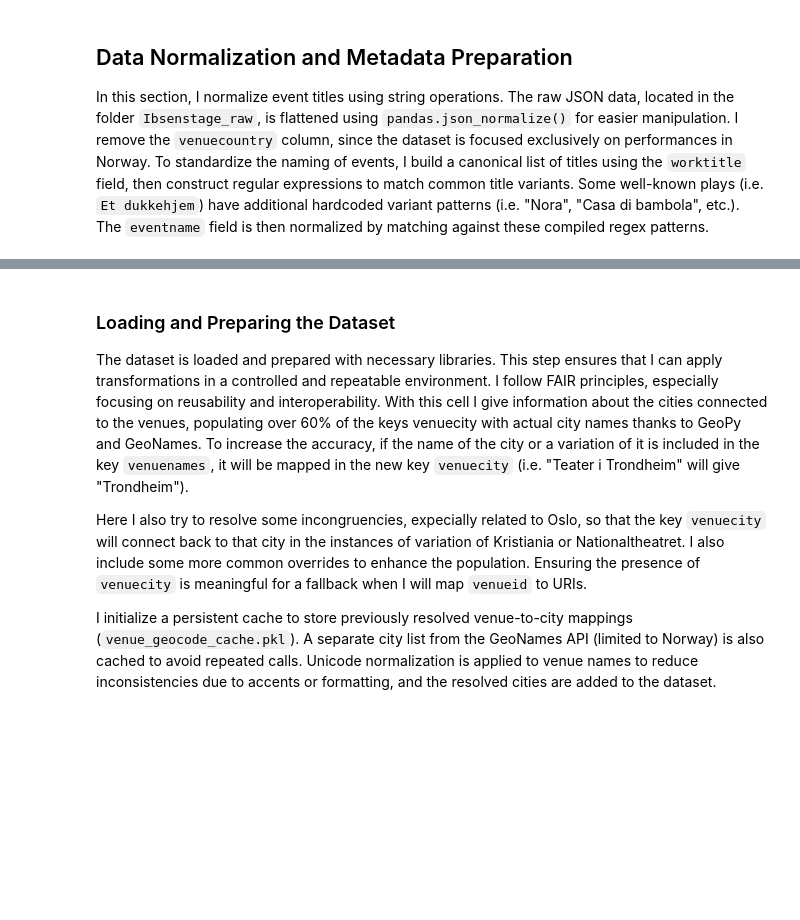
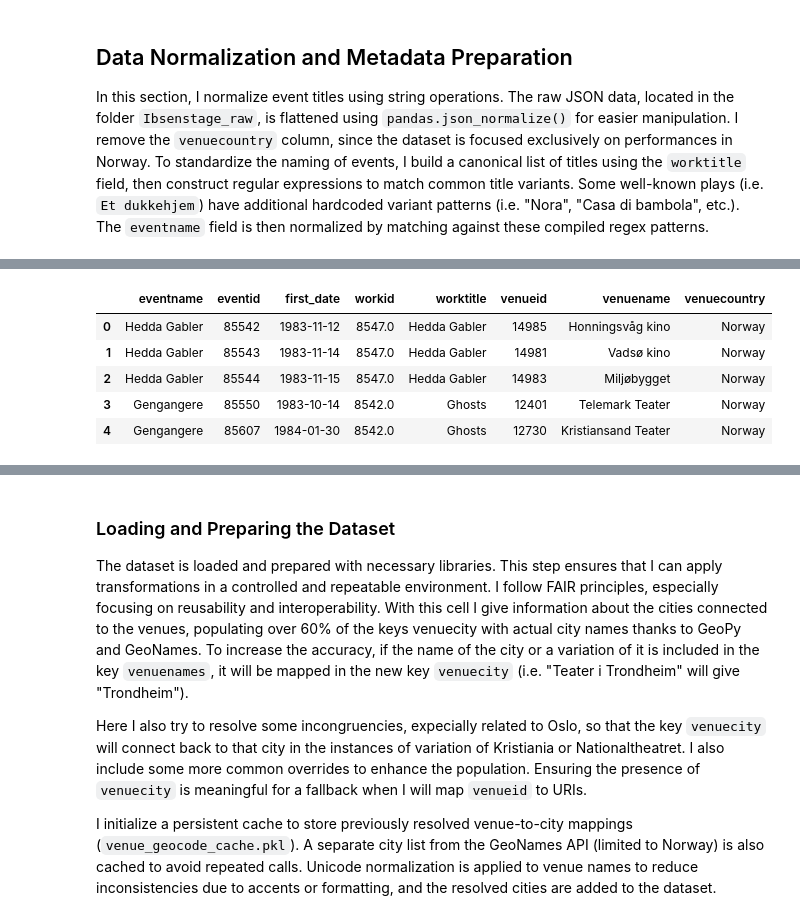
Before and after one commit to Uhyret/MBIB4140_2, a Jupyter notebook: Ibsenstage_staged/code1_IbsenStage_staged.ipynb, the cells around one changed output, grey strips where cells are left out. Drawn from its saved outputs; the diff is of its cells as text; code cells hidden in the pictures; blank space fills up the shorter version.

```diff
--- a/IbsenStage_staged_updated.ipynb
+++ b/Ibsenstage_staged/code1_IbsenStage_staged.ipynb
@@ -4,89 +39,21 @@ In this section, I normalize event titles using string operations. The raw JSON
 I remove the `venuecountry` column, since the dataset is focused exclusively on performances in Norway. To standardize the naming of events, I build a canonical list of titles using the `worktitle` field, then construct regular expressions to match common title variants. Some well-known plays (i.e. `Et dukkehjem`) have additional hardcoded variant patterns (i.e. "Nora", "Casa di bambola", etc.).
 The `eventname` field is then normalized by matching against these compiled regex patterns.
 # %%
-from pathlib import Path
-
-# Create and set the default output directory
-STAGED_DIR = Path.cwd() / "Ibsenstage_staged"
-STAGED_DIR.mkdir(parents=True, exist_ok=True)
-
-# Patch open() and Path functions to redirect outputs to STAGED_DIR
-def stage_path(filename):
-    return STAGED_DIR / filename
-
-# Optimized normalization of event titles using vectorized pandas methods
-import json, re, shutil, os
-from pathlib import Path
-import pandas as pd
-
-# 1) Locate the input file (within Ibsenstage_raw folder)
-raw_dir = Path.cwd() / 'Ibsenstage_raw'
-matches = list(raw_dir.rglob('IbsenStage_scrape.json'))
-if not matches:
-    raise FileNotFoundError('IbsenStage_scrape.json not found in Ibsenstage_raw folder.')
-src = matches[0]
-print('Using source file:', src)
+# 1) I open the json file
+json_path = '../Ibsenstage_raw/IbsenStage_scrape.json'
+if not os.path.isfile(json_path):
+    raise FileNotFoundError(f'File not found: {json_path}')
+print('Using source file:', json_path)
 
 # 2) Ensure output folder exists
-staged_dir = Path.cwd() / 'Ibsenstage_staged'
+staged_dir = Path('.')
 staged_dir.mkdir(exist_ok=True)
 json_out = staged_dir / 'IbsenStage_normalized.json'
 
 # 3) Load & flatten JSON
-with open(src, 'r', encoding='utf-8') as f:
+with open(json_path, 'r', encoding='utf-8') as f:
     root = json.load(f)
 records = root.get('hits', root)
 ibsen_df = pd.json_normalize(records, sep='_')
-
-# removing 'venuecountry'
-if 'venuecountry' in ibsen_df.columns:
-    ibsen_df = ibsen_df.drop(columns=['venuecountry'])
-
-# 4) Canonical regex patterns for work titles
-unique_titles = (
-    ibsen_df['worktitle']
-    .dropna()
-    .astype(str)
-    .str.strip()
-    .sort_values()
-    .unique()
-)
-canonical = {}
-for title in unique_titles:
-    safe = re.escape(title).replace('\\\\ ', '[\\\\s_-]*')
-    canonical[title] = ['^' + safe + '$']
-extra_variants = {
-    'Et dukkehjem'   : ['^a doll.*house$', '^ett[\\\\s_-]*dockhem$', '^casa[\\\\s_-]*di[\\\\s_-]*bambola$', '^nora$'],
-    'Gjengangere'    : ['^ghosts$', '^spettri$'],
-    'En folkefiende' : ['^an enemy.*people$'],
-    'Vildanden'      : ['^the[\\\\s_-]*wild[\\\\s_-]*duck$'],
-}
-for canon, pats in extra_variants.items():
-    canonical.setdefault(canon, []).extend(pats)
-
-# 5) Compile all patterns and build matcher
-pattern_map = [
-    (re.compile(pat, re.IGNORECASE), canon)
-    for canon, pats in canonical.items()
-    for pat in pats
-]
-
-def normalize_title(txt):
-    if pd.isna(txt): return txt
-    low = str(txt).strip().lower()
-    for pat, canon in pattern_map:
-        if pat.match(low): return canon
-    return txt
-
-# 6) Normalize eventname IN PLACE
-ibsen_df['eventname'] = ibsen_df['eventname'].apply(normalize_title)
-
-# 7) Save updated JSON to staged folder
-ibsen_df.to_json(json_out, orient='records', force_ascii=False, indent=2)
-print('Saved normalized JSON →', json_out)
-
-# 8) Preview
-preview = json.loads(ibsen_df.head(3).to_json(orient='records', force_ascii=False))
-print('Preview:')
-print(json.dumps(preview, ensure_ascii=False, indent=2))
+ibsen_df.head(5)
 # %% [output]
@@ -109,0 +61,6 @@ Preview:
+|  | eventname | eventid | first_date | workid | worktitle | venueid | venuename | venuecountry |
+| 0 | Hedda Gabler | 85542 | 1983-11-12 | 8547.0 | Hedda Gabler | 14985 | Honningsvåg kino | Norway |
+| 1 | Hedda Gabler | 85543 | 1983-11-14 | 8547.0 | Hedda Gabler | 14981 | Vadsø kino | Norway |
+| 2 | Hedda Gabler | 85544 | 1983-11-15 | 8547.0 | Hedda Gabler | 14983 | Miljøbygget | Norway |
+| 3 | Gengangere | 85550 | 1983-10-14 | 8542.0 | Ghosts | 12401 | Telemark Teater | Norway |
+| 4 | Gengangere | 85607 | 1984-01-30 | 8542.0 | Ghosts | 12730 | Kristiansand Teater | Norway |
```
Also changed, not shown: parts of 18 cells of this notebook, 3 other files.
